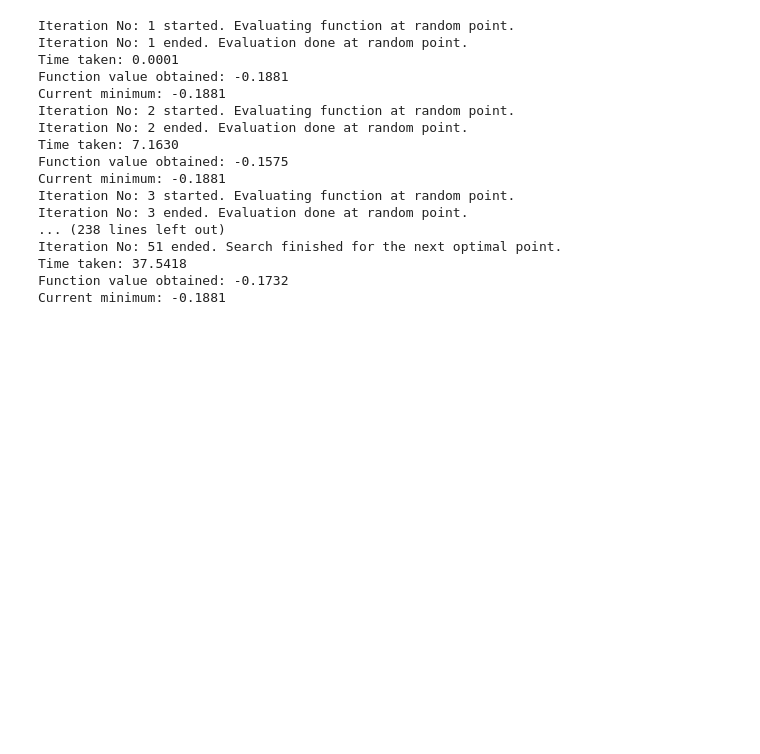
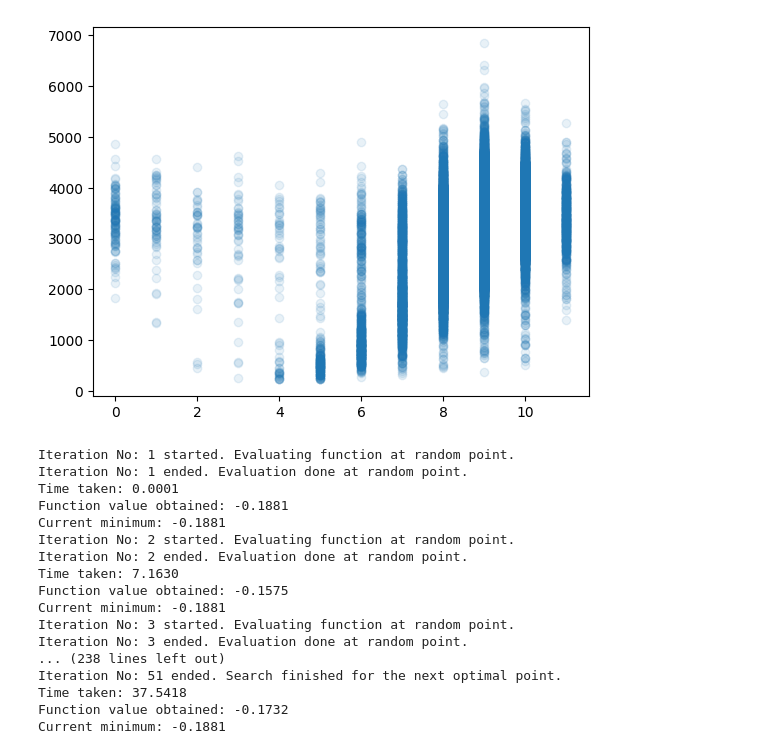
Before and after one commit to hrmerrill/kaggle-prediction-interval-birthweight, a Jupyter notebook: notebooks/testing.ipynb, the cells around one changed output. Drawn from its saved outputs; the diff is of its cells as text; code cells hidden in the pictures; blank space fills up the shorter version.

```diff
--- a/notebooks/testing.ipynb
+++ b/notebooks/testing.ipynb
@@ -48,3 +59,8 @@ data_test = pd.read_csv("~/dev/data/kaggle-prediction-interval-birthweight/test.
+# %%
+plt.scatter(data["gestation_time"], data["DBWT"], alpha=0.1)
+plt.show()
+# %% [output]
+[figure, added]
 # %%
 data_processor = DataProcessor("HistBoostRegressor")
 X, y = data_processor(data)
```
Also changed, not shown: parts of 1 cell of this notebook, 3 other files.
